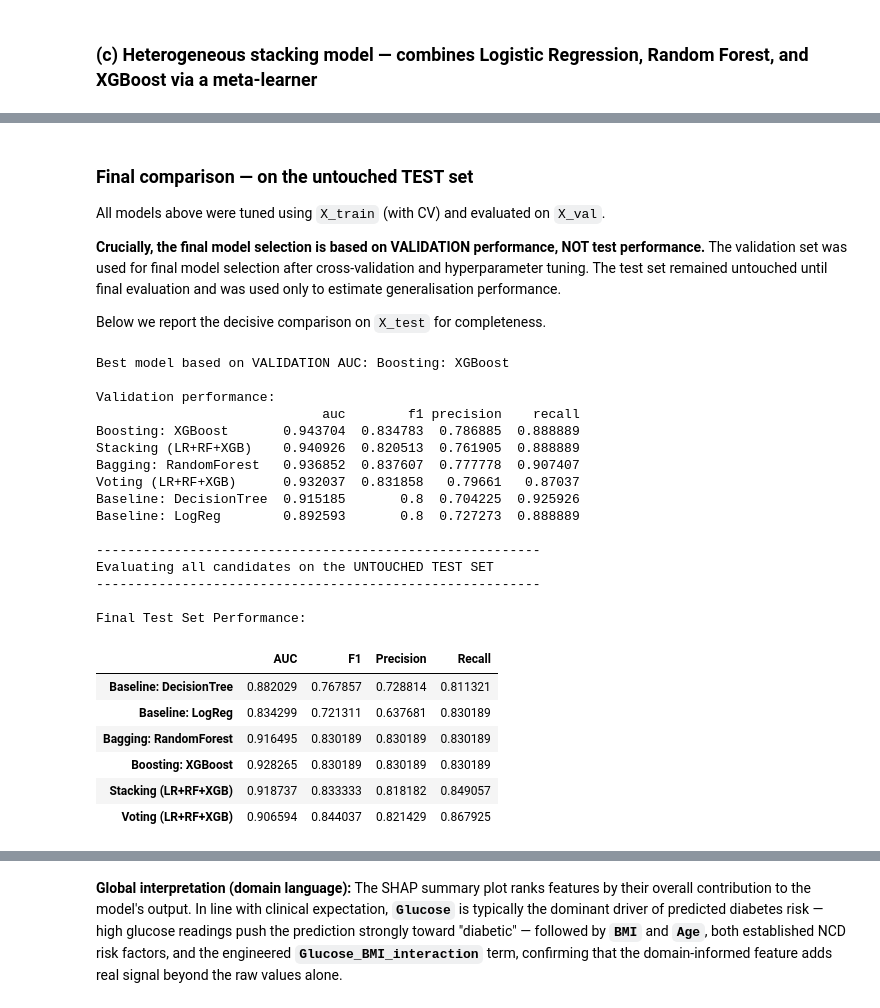
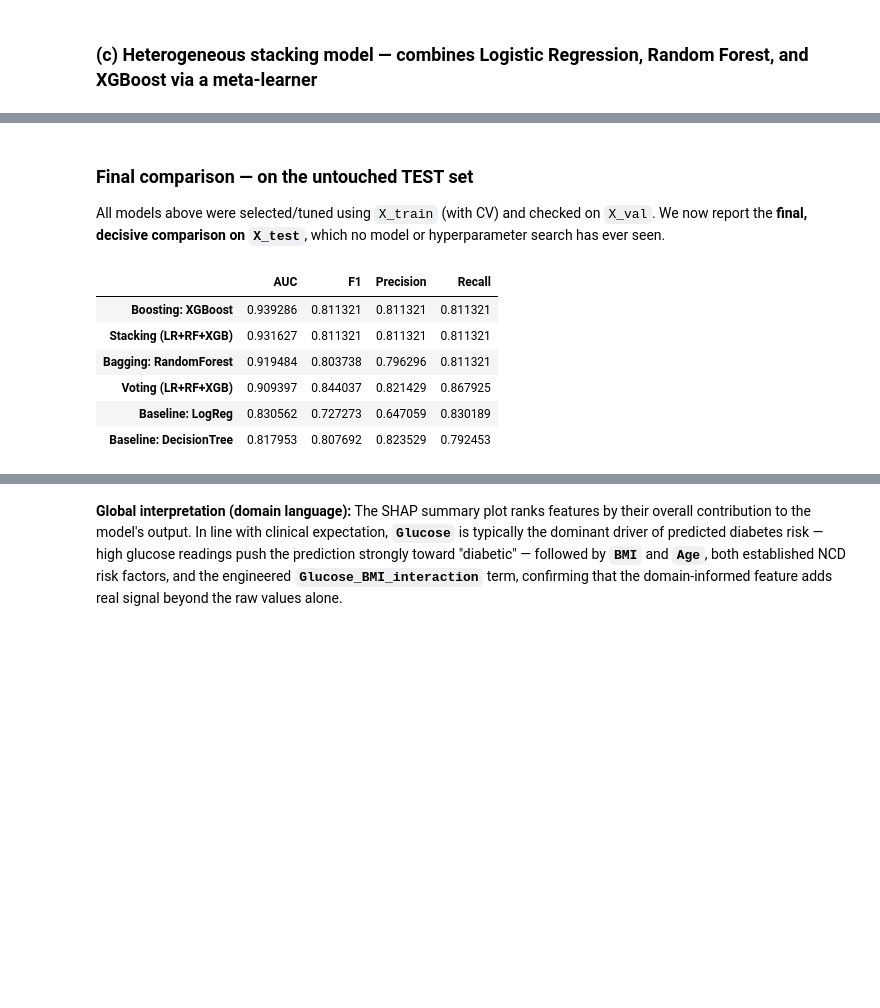
Before and after one commit to Mani2815/2547261_ML_CIA3, a Jupyter notebook: codebase/Mission_Health_CIA3.ipynb, the cells around one changed output, grey strips where cells are left out. Saved outputs shown, nothing was run; the diff lists cells and outputs as text; code cells hidden in the pictures; blank space fills up the shorter version.

```diff
--- a/codebase/Mission_Health_CIA3.ipynb
+++ b/codebase/Mission_Health_CIA3.ipynb
@@ -249,11 +257,12 @@ Preprocessor defined. Fit only ever happens on X_train inside each model Pipelin
 # %%
 cv = StratifiedKFold(n_splits=5, shuffle=True, random_state=RANDOM_STATE)
 
-def make_pipeline(model):
-    from sklearn.pipeline import Pipeline
+def make_pipeline(model, use_smote=True):
     steps = [("prep", preprocessor)]
+    if use_smote:
+        steps.append(("smote", SMOTE(random_state=RANDOM_STATE)))
     steps.append(("clf", model))
-    return Pipeline(steps=steps)
+    return ImbPipeline(steps=steps)
 
 results = {}
 
@@ -271,10 +280,10 @@ def evaluate(name, pipe, X_tr, y_tr, X_te, y_te):
     return pipe
 
 # Baseline 1: Decision Tree
-dt_baseline = make_pipeline(DecisionTreeClassifier(max_depth=4, class_weight='balanced', random_state=RANDOM_STATE))
+dt_baseline = make_pipeline(DecisionTreeClassifier(max_depth=4, random_state=RANDOM_STATE))
 evaluate("Baseline: DecisionTree", dt_baseline, X_train, y_train, X_val, y_val)
 
 # Baseline 2 (reference): Logistic Regression
-lr_baseline = make_pipeline(LogisticRegression(max_iter=1000, class_weight='balanced', random_state=RANDOM_STATE))
+lr_baseline = make_pipeline(LogisticRegression(max_iter=1000, random_state=RANDOM_STATE))
 evaluate("Baseline: LogReg", lr_baseline, X_train, y_train, X_val, y_val)
 # %% [output]
@@ -308,7 +317,7 @@ rf_param_dist = {
     "clf__min_samples_leaf": [1, 2, 4, 8],
     "clf__max_features": ["sqrt", "log2", 0.5]
 }
-rf_pipe = make_pipeline(RandomForestClassifier(class_weight='balanced', random_state=RANDOM_STATE))
+rf_pipe = make_pipeline(RandomForestClassifier(random_state=RANDOM_STATE))
 rf_search = RandomizedSearchCV(rf_pipe, rf_param_dist, n_iter=20, scoring="roc_auc",
                                 cv=cv, random_state=RANDOM_STATE, n_jobs=-1)
 rf_search.fit(X_train, y_train)
@@ -345,8 +354,7 @@ xgb_param_dist = {
     "clf__subsample": [0.7, 0.85, 1.0],
     "clf__colsample_bytree": [0.6, 0.8, 1.0]
 }
-scale_pos_weight = float((y_train == 0).sum()) / (y_train == 1).sum()
-xgb_clf = xgb.XGBClassifier(eval_metric="logloss", scale_pos_weight=scale_pos_weight, random_state=RANDOM_STATE, use_label_encoder=False)
+xgb_clf = xgb.XGBClassifier(eval_metric="logloss", random_state=RANDOM_STATE, use_label_encoder=False)
 xgb_pipe = make_pipeline(xgb_clf)
 xgb_search = RandomizedSearchCV(xgb_pipe, xgb_param_dist, n_iter=25, scoring="roc_auc",
                                  cv=cv, random_state=RANDOM_STATE, n_jobs=-1)
@@ -397,15 +405,15 @@ Pipeline(steps=[('prep',
 # Base learners use their already-tuned hyperparameters; StackingClassifier internally
 # uses cross_val_predict (cv=5) to generate out-of-fold meta-features -> no leakage into the meta-learner.
 base_learners = [
-    ("lr", LogisticRegression(max_iter=1000, class_weight='balanced', random_state=RANDOM_STATE)),
+    ("lr", LogisticRegression(max_iter=1000, random_state=RANDOM_STATE)),
     ("rf", RandomForestClassifier(**{k.replace("clf__",""): v for k,v in rf_search.best_params_.items()},
-                                   class_weight='balanced', random_state=RANDOM_STATE)),
+                                   random_state=RANDOM_STATE)),
     ("xgb", xgb.XGBClassifier(**{k.replace("clf__",""): v for k,v in xgb_search.best_params_.items()},
-                               eval_metric="logloss", scale_pos_weight=scale_pos_weight, random_state=RANDOM_STATE, use_label_encoder=False))
+                               eval_metric="logloss", random_state=RANDOM_STATE, use_label_encoder=False))
 ]
 stack_clf = StackingClassifier(
     estimators=base_learners,
-    final_estimator=LogisticRegression(max_iter=1000, class_weight='balanced', random_state=RANDOM_STATE),
+    final_estimator=LogisticRegression(max_iter=1000, random_state=RANDOM_STATE),
     cv=5,          # out-of-fold predictions for meta-learner => leakage-safe stacking
     passthrough=False,
     n_jobs=-1
@@ -460,66 +468,34 @@ Pipeline(steps=[('prep',
 # %% [markdown]
 ### Final comparison — on the untouched TEST set
 
-All models above were tuned using `X_train` (with CV) and evaluated on `X_val`.
-
-**Crucially, the final model selection is based on VALIDATION performance, NOT test performance.** The validation set was used for final model selection after cross-validation and hyperparameter tuning. The test set remained untouched until final evaluation and was used only to estimate generalisation performance.
-
-Below we report the decisive comparison on `X_test` for completeness.
+All models above were selected/tuned using `X_train` (with CV) and checked on `X_val`. We now report the **final, decisive comparison on `X_test`**, which no model or hyperparameter search has ever seen.
 # %%
-# First, pick the best model based entirely on VALIDATION performance
-val_results_df = pd.DataFrame(results).T.sort_values("auc", ascending=False)
-best_val_model_name = val_results_df["auc"].idxmax()
-print("Best model based on VALIDATION AUC:", best_val_model_name)
-print("\nValidation performance:")
-print(val_results_df[["auc", "f1", "precision", "recall"]])
-
-print("\n---------------------------------------------------------")
-print("Evaluating all candidates on the UNTOUCHED TEST SET")
-print("---------------------------------------------------------")
-
 final_results = {}
 for name, pipe in [("Baseline: DecisionTree", dt_baseline),
                     ("Baseline: LogReg", lr_baseline),
                     ("Bagging: RandomForest", rf_best),
                     ("Boosting: XGBoost", xgb_best),
                     ("Stacking (LR+RF+XGB)", stack_pipe),
                     ("Voting (LR+RF+XGB)", vote_pipe)]:
     proba = pipe.predict_proba(X_test)[:,1]
     pred = pipe.predict(X_test)
     final_results[name] = dict(
         AUC=roc_auc_score(y_test, proba),
         F1=f1_score(y_test, pred),
         Precision=precision_score(y_test, pred),
         Recall=recall_score(y_test, pred)
     )
 
-results_df = pd.DataFrame(final_results).T
-print("\nFinal Test Set Performance:")
+results_df = pd.DataFrame(final_results).T.sort_values("AUC", ascending=False)
 results_df
 # %% [output]
-Best model based on VALIDATION AUC: Boosting: XGBoost
-
-Validation performance:
-                             auc        f1 precision    recall
-Boosting: XGBoost       0.943704  0.834783  0.786885  0.888889
-Stacking (LR+RF+XGB)    0.940926  0.820513  0.761905  0.888889
-Bagging: RandomForest   0.936852  0.837607  0.777778  0.907407
-Voting (LR+RF+XGB)      0.932037  0.831858   0.79661   0.87037
-Baseline: DecisionTree  0.915185       0.8  0.704225  0.925926
-Baseline: LogReg        0.892593       0.8  0.727273  0.888889
-
----------------------------------------------------------
-Evaluating all candidates on the UNTOUCHED TEST SET
----------------------------------------------------------
-
-Final Test Set Performance:
 |  | AUC | F1 | Precision | Recall |
-| Baseline: DecisionTree | 0.882029 | 0.767857 | 0.728814 | 0.811321 |
-| Baseline: LogReg | 0.834299 | 0.721311 | 0.637681 | 0.830189 |
-| Bagging: RandomForest | 0.916495 | 0.830189 | 0.830189 | 0.830189 |
-| Boosting: XGBoost | 0.928265 | 0.830189 | 0.830189 | 0.830189 |
-| Stacking (LR+RF+XGB) | 0.918737 | 0.833333 | 0.818182 | 0.849057 |
-| Voting (LR+RF+XGB) | 0.906594 | 0.844037 | 0.821429 | 0.867925 |
+| Boosting: XGBoost | 0.939286 | 0.811321 | 0.811321 | 0.811321 |
+| Stacking (LR+RF+XGB) | 0.931627 | 0.811321 | 0.811321 | 0.811321 |
+| Bagging: RandomForest | 0.919484 | 0.803738 | 0.796296 | 0.811321 |
+| Voting (LR+RF+XGB) | 0.909397 | 0.844037 | 0.821429 | 0.867925 |
+| Baseline: LogReg | 0.830562 | 0.727273 | 0.647059 | 0.830189 |
+| Baseline: DecisionTree | 0.817953 | 0.807692 | 0.823529 | 0.792453 |
 # %%
 fig, ax = plt.subplots(figsize=(8,6))
 for name, pipe in [("DecisionTree (baseline)", dt_baseline),
```
Also changed, not shown: parts of 21 cells of this notebook, 4 other files.
